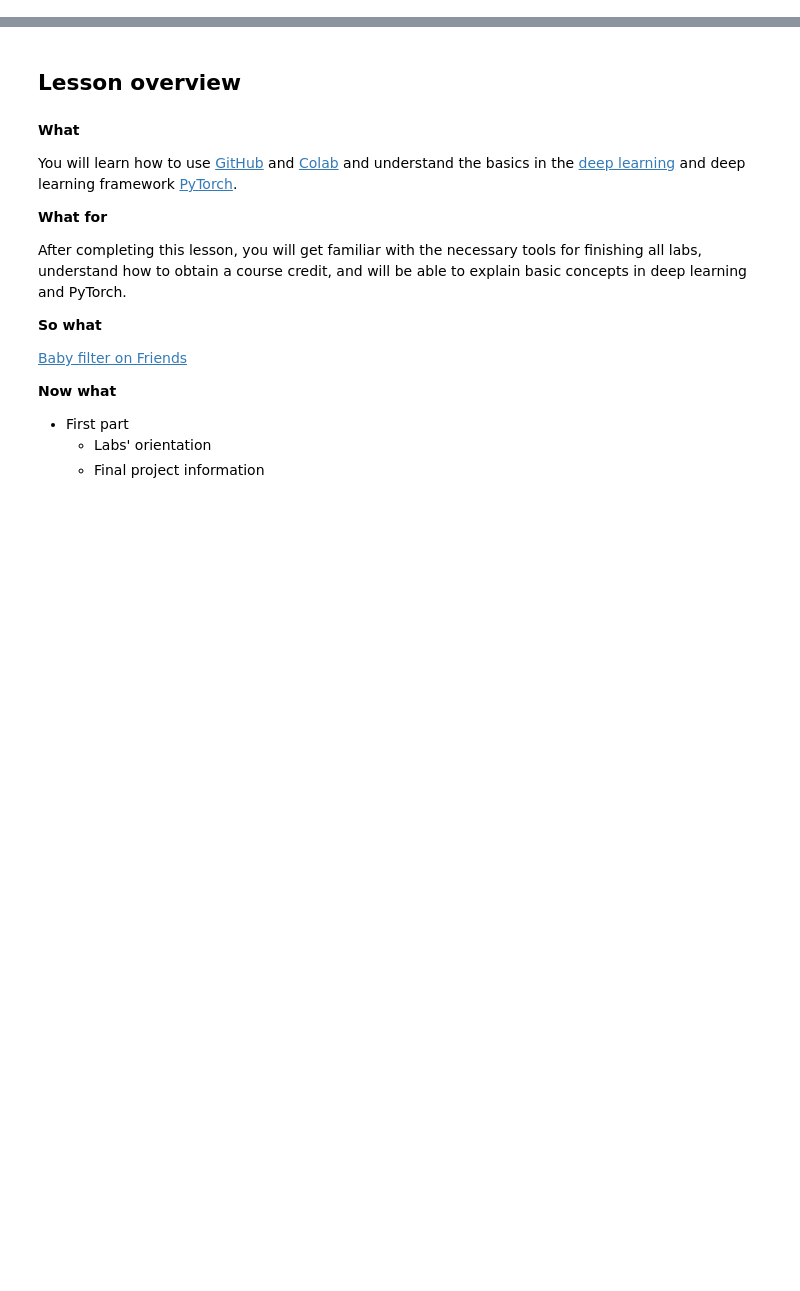
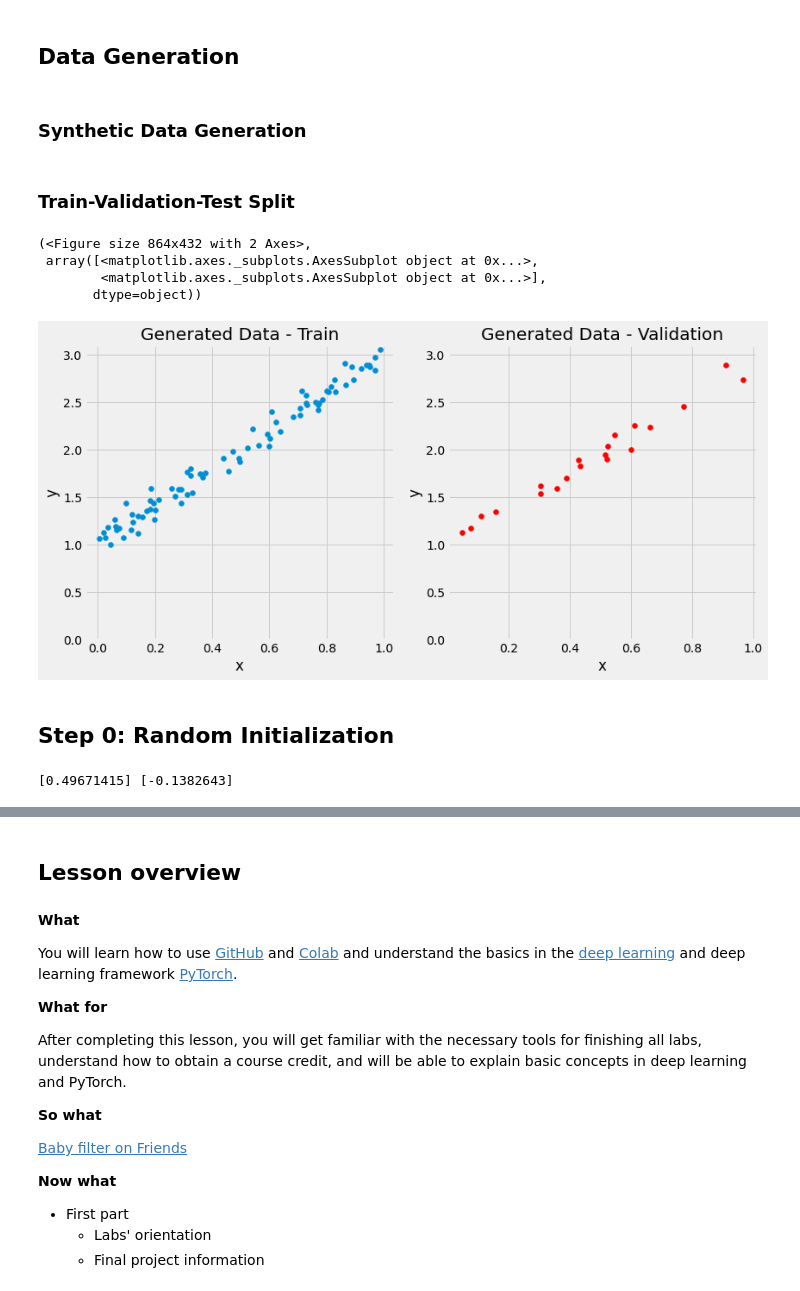
Before and after one commit to kereptom/NME, a Jupyter notebook: 201/src/201-Intro.ipynb, the cells around one changed output, grey strips where cells are left out. Cells and saved outputs as stored; diff of their text form; code cells hidden in the pictures; blank space fills up the shorter version.

```diff
--- a/201/src/201-Intro.ipynb
+++ b/201/src/201-Intro.ipynb
@@ -12,0 +42,48 @@ In the course Machine learning 2, we are going to take a step into the world of
+# %% [markdown]
+## Data Generation
+# %% [markdown]
+### Synthetic Data Generation
+# %%
+true_b = 1
+true_w = 2
+N = 100
+
+# Data Generation
+np.random.seed(42)
+x = np.random.rand(N, 1)
+epsilon = (.1 * np.random.randn(N, 1))
+y = true_b + true_w * x + epsilon
+# %% [markdown]
+### Train-Validation-Test Split
+# %%
+# Shuffles the indices
+idx = np.arange(N)
+np.random.shuffle(idx)
+
+# Uses first 80 random indices for train
+train_idx = idx[:int(N*.8)]
+# Uses the remaining indices for validation
+val_idx = idx[int(N*.8):]
+
+# Generates train and validation sets
+x_train, y_train = x[train_idx], y[train_idx]
+x_val, y_val = x[val_idx], y[val_idx]
+# %%
+figure1(x_train, y_train, x_val, y_val)
+# %% [output]
+(<Figure size 864x432 with 2 Axes>,
+ array([<matplotlib.axes._subplots.AxesSubplot object at 0x...>,
+        <matplotlib.axes._subplots.AxesSubplot object at 0x...>],
+       dtype=object))
+[figure, added]
+# %% [markdown]
+## Step 0: Random Initialization
+# %%
+# Step 0 - Initializes parameters "b" and "w" randomly
+np.random.seed(42)
+b = np.random.randn(1)
+w = np.random.randn(1)
+
+print(b, w)
+# %% [output]
+[0.49671415] [-0.1382643]
```
Also changed, not shown: parts of 178 cells of this notebook.
